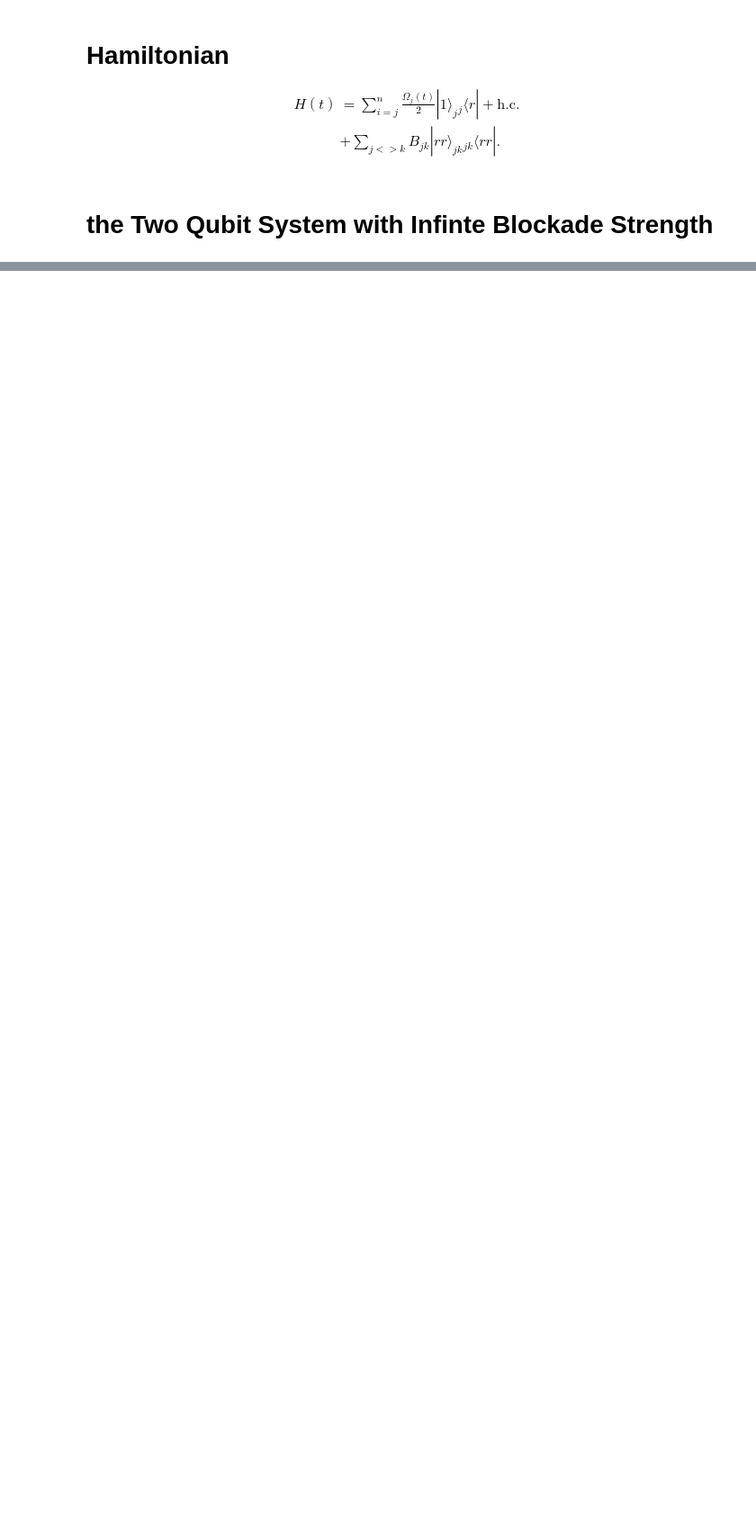
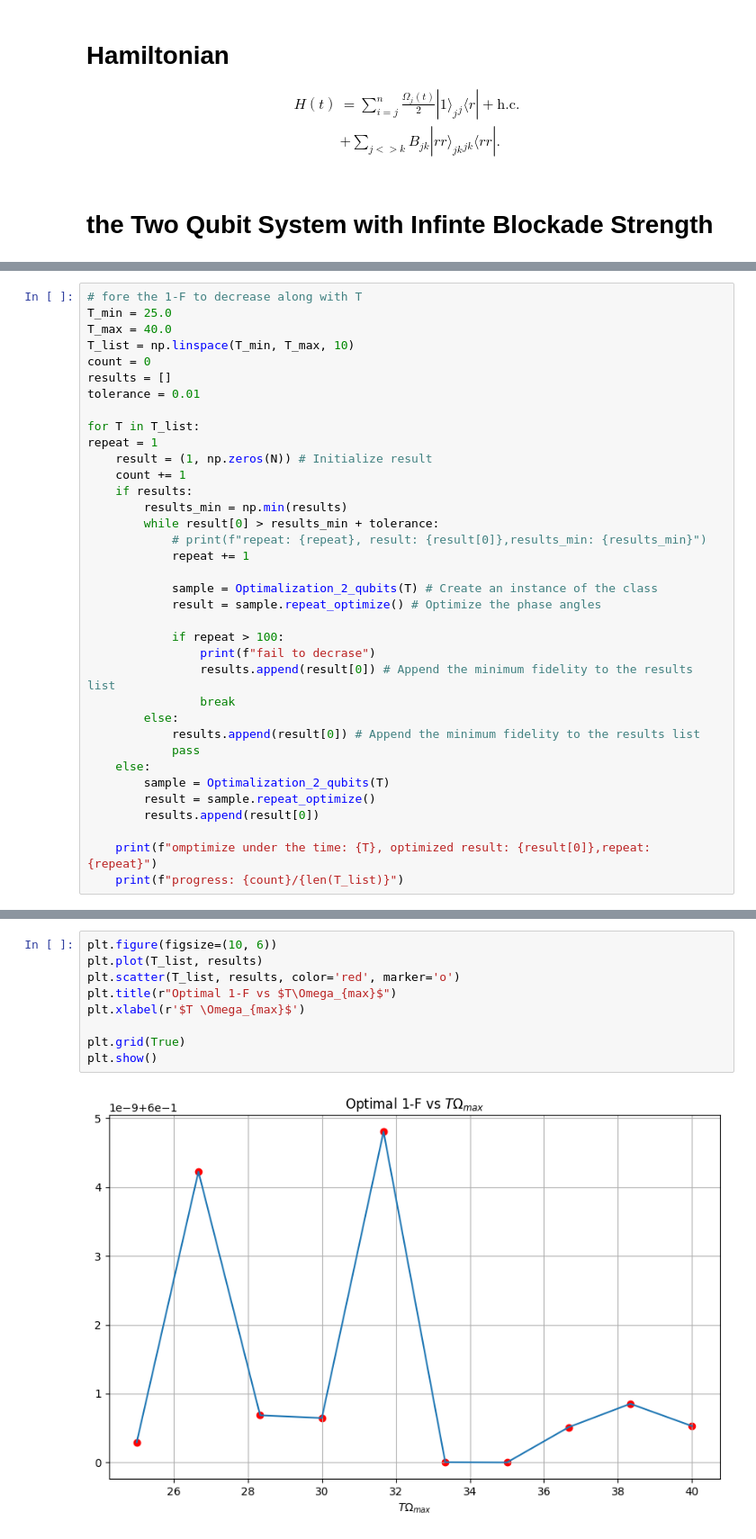
Before and after one commit to ErisLee-lmy/Hands-on-Quantum-Control, a Jupyter notebook: Reproduction_of_Time-Optimal_Control.ipynb, the cells around one changed output, grey strips where cells are left out. Shown at 90% size. Cells and saved outputs as stored; diff of their text form; blank space fills up the shorter version.

```diff
--- a/Reproduction_of_Time-Optimal_Control.ipynb
+++ b/Reproduction_of_Time-Optimal_Control.ipynb
@@ -349,0 +363,36 @@ plt.show()
+# %%
+# fore the 1-F to decrease along with T
+T_min = 25.0
+T_max = 40.0
+T_list = np.linspace(T_min, T_max, 10)
+count = 0
+results = []
+tolerance = 0.01
+
+for T in T_list:
+repeat = 1
+    result = (1, np.zeros(N)) # Initialize result
+    count += 1
+    if results:
+        results_min = np.min(results)
+        while result[0] > results_min + tolerance:
+            # print(f"repeat: {repeat}, result: {result[0]},results_min: {results_min}")
+            repeat += 1
+
+            sample = Optimalization_2_qubits(T) # Create an instance of the class
+            result = sample.repeat_optimize() # Optimize the phase angles
+
+            if repeat > 100:
+                print(f"fail to decrase")
+                results.append(result[0]) # Append the minimum fidelity to the results list
+                break
+        else:
+            results.append(result[0]) # Append the minimum fidelity to the results list
+            pass
+    else:
+        sample = Optimalization_2_qubits(T)
+        result = sample.repeat_optimize()
+        results.append(result[0])
+
+    print(f"omptimize under the time: {T}, optimized result: {result[0]},repeat: {repeat}")
+    print(f"progress: {count}/{len(T_list)}")
@@ -349,0 +405,11 @@ plt.show()
+# %%
+plt.figure(figsize=(10, 6))
+plt.plot(T_list, results)
+plt.scatter(T_list, results, color='red', marker='o')
+plt.title(r"Optimal 1-F vs $T\Omega_{max}$")
+plt.xlabel(r'$T \Omega_{max}$')
+
+plt.grid(True)
+plt.show()
+# %% [output]
+[figure, added]
```
Also changed, not shown: parts of 21 cells of this notebook, 6 other files.
